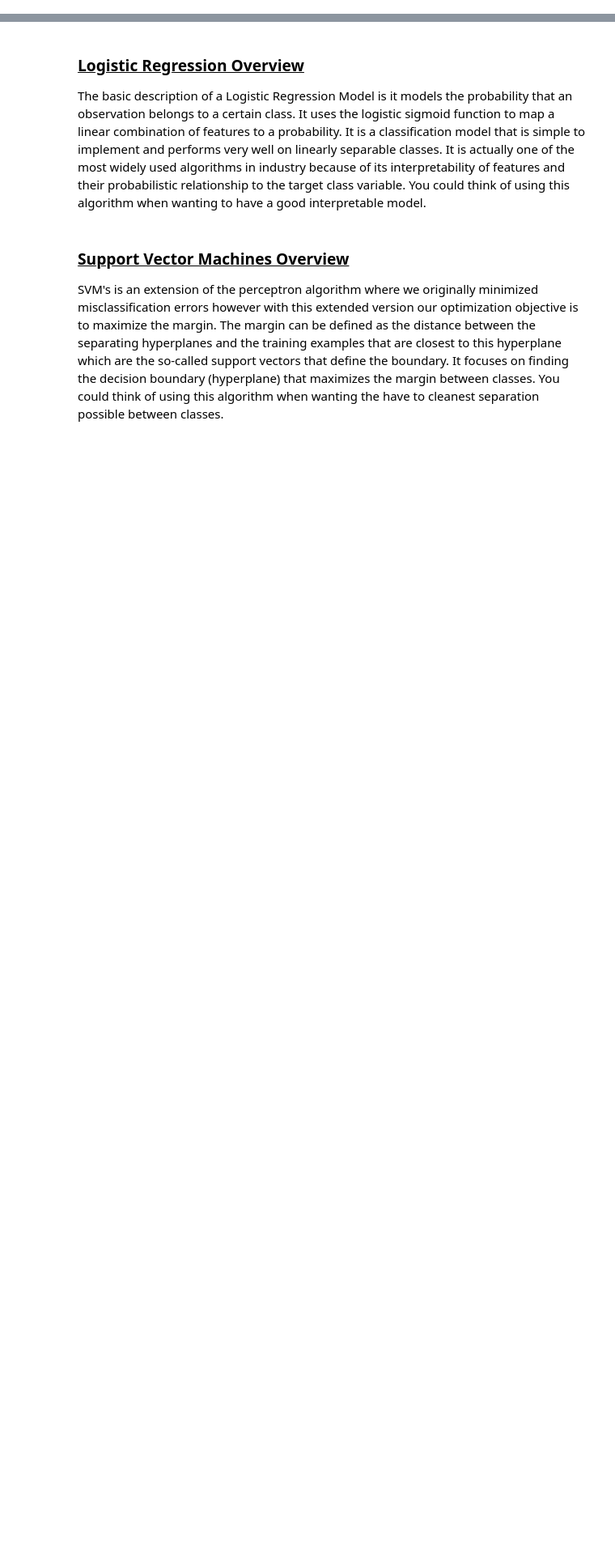
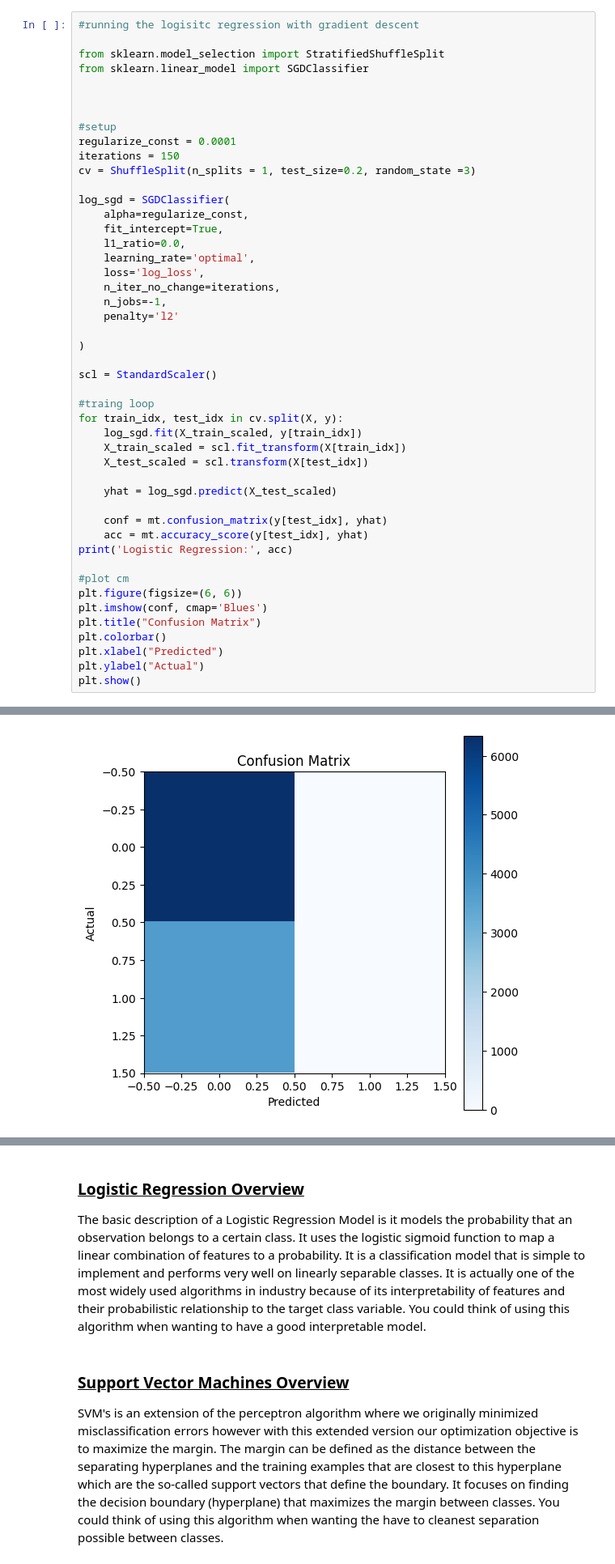
Before and after one commit to muskaanmahes/DS-7331-Term-Project, a Jupyter notebook: Mini_Lab_Logistic_Regression_SVMs/MiniLab_Master.ipynb, the cells around one changed output, grey strips where cells are left out. Shown at 81% size. Cells and saved outputs as stored; diff of their text form; blank space fills up the shorter version.

```diff
--- a/Mini_Lab_Logistic_Regression_SVMs/MiniLab_Master.ipynb
+++ b/Mini_Lab_Logistic_Regression_SVMs/MiniLab_Master.ipynb
@@ -0,0 +237,48 @@
+# %%
+#running the logisitc regression with gradient descent
+
+from sklearn.model_selection import StratifiedShuffleSplit
+from sklearn.linear_model import SGDClassifier
+
+
+
+#setup
+regularize_const = 0.0001
+iterations = 150
+cv = ShuffleSplit(n_splits = 1, test_size=0.2, random_state =3)
+
+log_sgd = SGDClassifier(
+    alpha=regularize_const,
+    fit_intercept=True,
+    l1_ratio=0.0,
+    learning_rate='optimal',
+    loss='log_loss',
+    n_iter_no_change=iterations,
+    n_jobs=-1,
+    penalty='l2'
+
+)
+
+scl = StandardScaler()
+
+#traing loop
+for train_idx, test_idx in cv.split(X, y):
+    log_sgd.fit(X_train_scaled, y[train_idx])
+    X_train_scaled = scl.fit_transform(X[train_idx])
+    X_test_scaled = scl.transform(X[test_idx])
+
+    yhat = log_sgd.predict(X_test_scaled)
+
+    conf = mt.confusion_matrix(y[test_idx], yhat)
+    acc = mt.accuracy_score(y[test_idx], yhat)
+print('Logistic Regression:', acc)
+
+#plot cm
+plt.figure(figsize=(6, 6))
+plt.imshow(conf, cmap='Blues')
+plt.title("Confusion Matrix")
+plt.colorbar()
+plt.xlabel("Predicted")
+plt.ylabel("Actual")
+plt.show()
+# %% [output]
@@ -0,0 +286 @@
+[figure, added]
```
Also changed, not shown: parts of 39 cells of this notebook.
